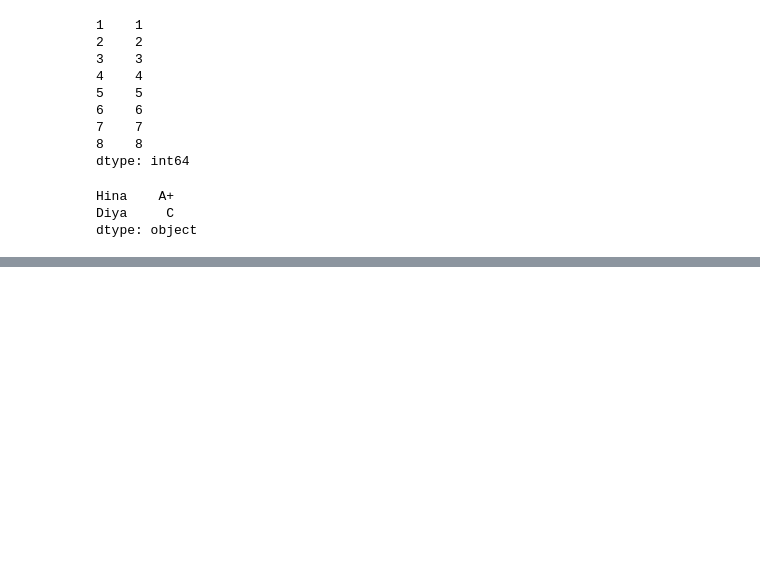
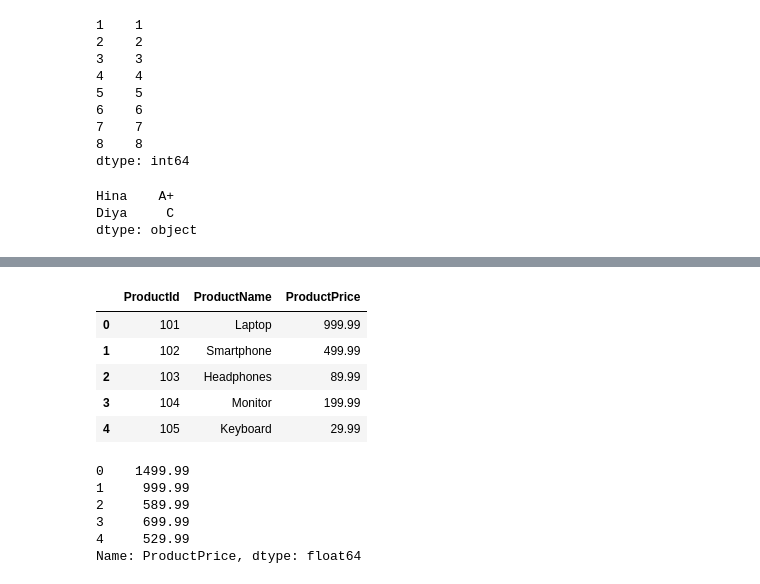
Before and after one commit to Samarth170750/data-sci-python, a Jupyter notebook: Pandas.ipynb, the cells around one changed output, grey strips where cells are left out. Saved outputs shown, nothing was run; the diff lists cells and outputs as text; code cells hidden in the pictures; blank space fills up the shorter version.

```diff
--- a/Pandas.ipynb
+++ b/Pandas.ipynb
@@ -168,0 +408,22 @@ dtype: object
+# %%
+#1
+df = pd.DataFrame({"ProductId": [101, 102, 103, 104, 105],"ProductName": ["Laptop", "Smartphone", "Headphones", "Monitor", "Keyboard"],
+"ProductPrice":  [999.99, 499.99, 89.99, 199.99, 29.99]})
+df
+# %% [output]
+|  | ProductId | ProductName | ProductPrice |
+| 0 | 101 | Laptop | 999.99 |
+| 1 | 102 | Smartphone | 499.99 |
+| 2 | 103 | Headphones | 89.99 |
+| 3 | 104 | Monitor | 199.99 |
+| 4 | 105 | Keyboard | 29.99 |
+# %%
+#2
+df.ProductPrice+500
+# %% [output]
+0    1499.99
+1     999.99
+2     589.99
+3     699.99
+4     529.99
+Name: ProductPrice, dtype: float64
```
Also changed, not shown: parts of 99 cells of this notebook.
